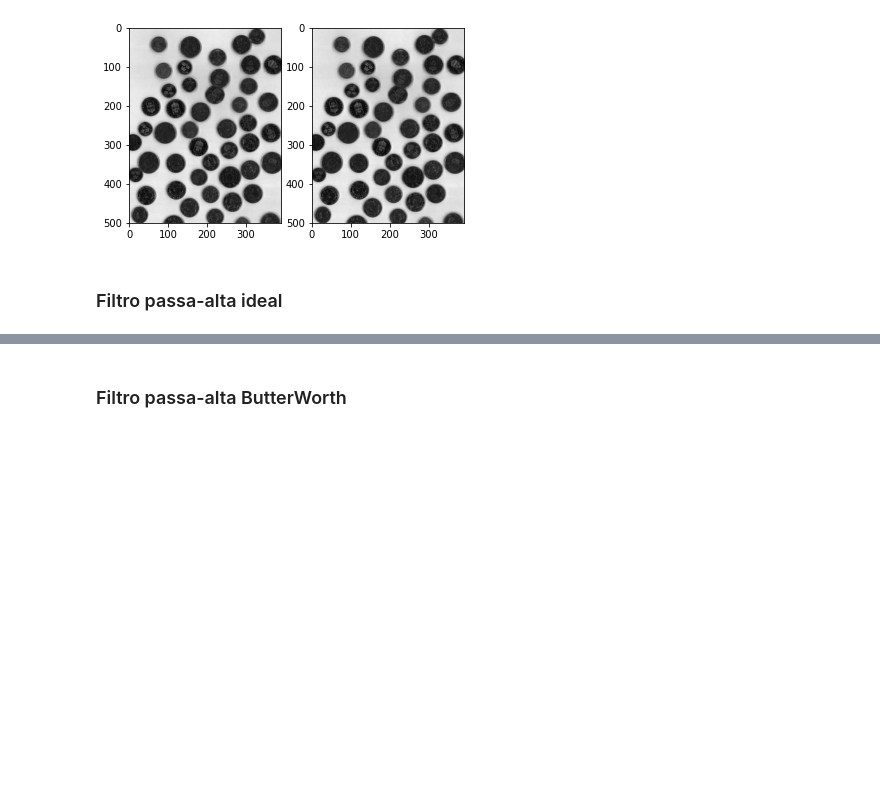
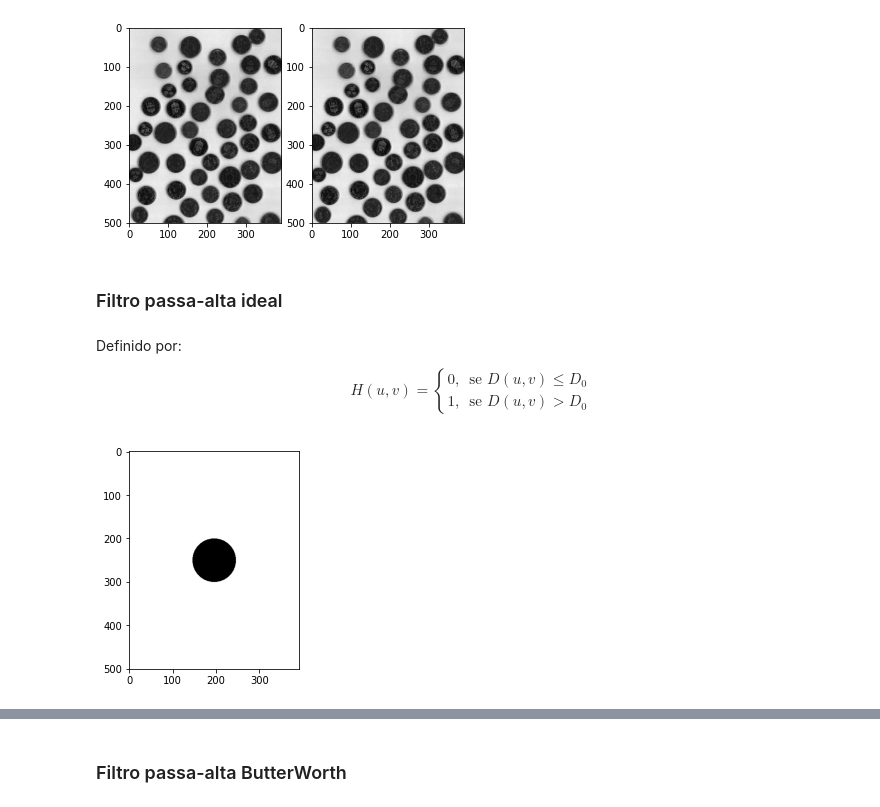
Before and after one commit to Jose-Bruno/ProcessamentoDigitalDeImagens, a Jupyter notebook: José_Bruno_da_Silva_Santos_PDI.ipynb, the cells around one changed output, grey strips where cells are left out. Saved outputs shown, nothing was run; the diff lists cells and outputs as text; code cells hidden in the pictures; blank space fills up the shorter version.

```diff
--- a/José_Bruno_da_Silva_Santos_PDI.ipynb
+++ b/José_Bruno_da_Silva_Santos_PDI.ipynb
@@ -235,3 +233,29 @@ aux2.imshow(np.abs(passa_alta_gaussiano_inverso), cmap="gray")
 [figure]
 # %% [markdown]
 ### Filtro passa-alta ideal
+# %% [markdown]
+Definido por:
+
+$$
+H(u,v) =
+\begin{cases}
+    0,& \text{se } D(u,v) \leq D_0\\
+    1,& \text{se } D(u,v) > D_0
+\end{cases}
+$$
+# %%
+def filtro_passa_alta_ideal(D_0, image_shape):
+    base = np.zeros(image_shape[:2])
+    rows, cols = image_shape[:2]
+    center = (rows / 2, cols / 2)
+    for x in range(cols):
+        for y in range(rows):
+            if distancia_euclidiana((y, x), center) > D_0:
+                base[y, x] = 1
+    return base
+
+img_passa_alta_ideal = filtro_passa_alta_ideal(50, img.shape)
+plt.imshow(np.abs(img_passa_alta_ideal), "gray")
+plt.show()
+# %% [output]
+[figure, added]
```
Also changed, not shown: parts of 18 cells of this notebook.
